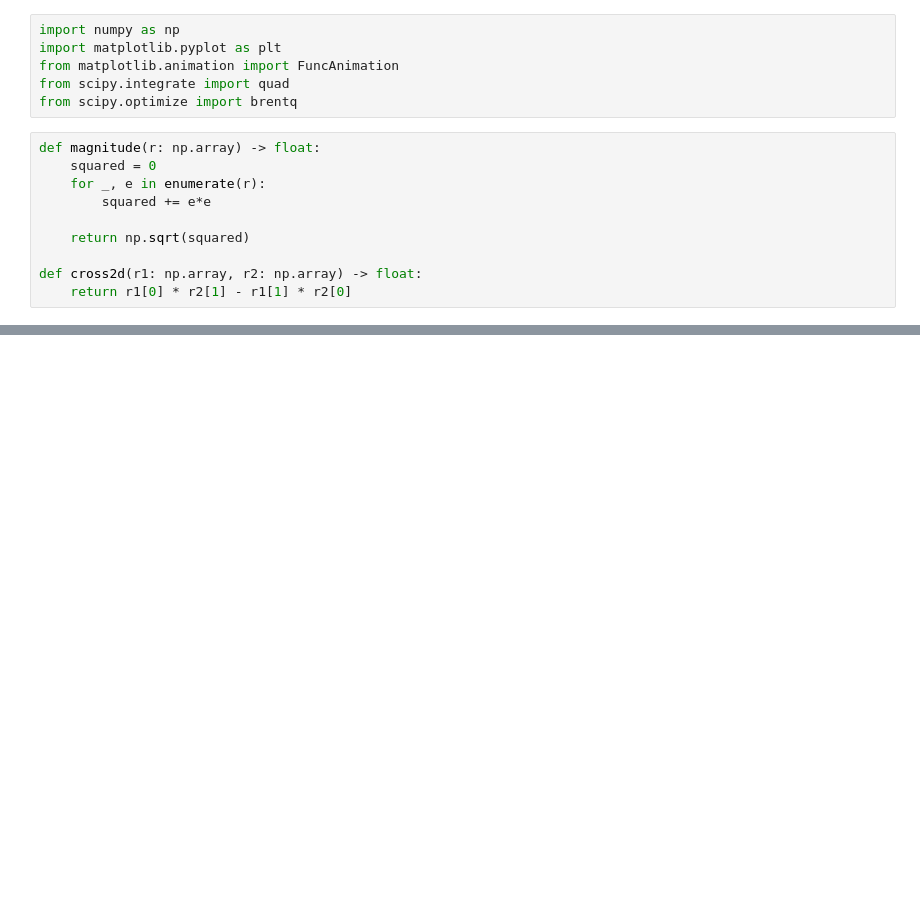
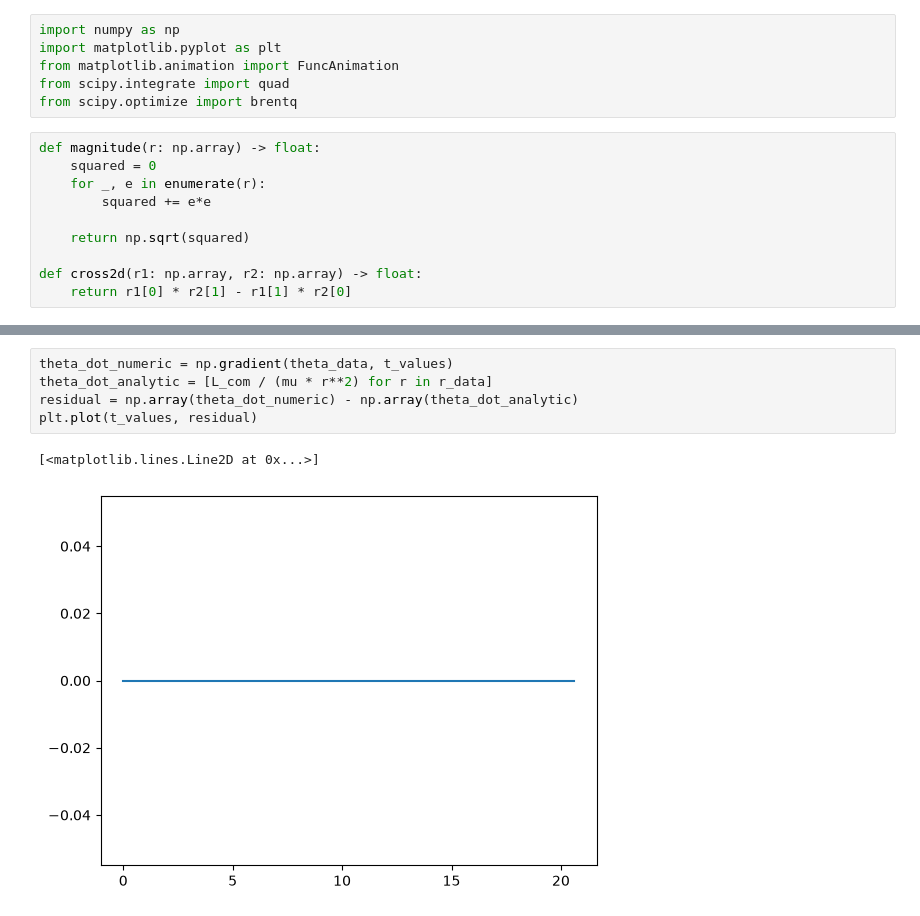
Before and after one commit to Adam-Omarali/n-body-simulation, a Jupyter notebook: prototyping.ipynb, the cells around one changed output, grey strips where cells are left out. Cells and saved outputs as stored; diff of their text form; blank space fills up the shorter version.

```diff
--- a/prototyping.ipynb
+++ b/prototyping.ipynb
@@ -257,0 +385,8 @@ plt.plot(t_values, y_data)
+# %%
+theta_dot_numeric = np.gradient(theta_data, t_values)
+theta_dot_analytic = [L_com / (mu * r**2) for r in r_data]
+residual = np.array(theta_dot_numeric) - np.array(theta_dot_analytic)
+plt.plot(t_values, residual)
+# %% [output]
+[<matplotlib.lines.Line2D at 0x...>]
+[figure, added]
```
Also changed, not shown: parts of 11 cells of this notebook.
